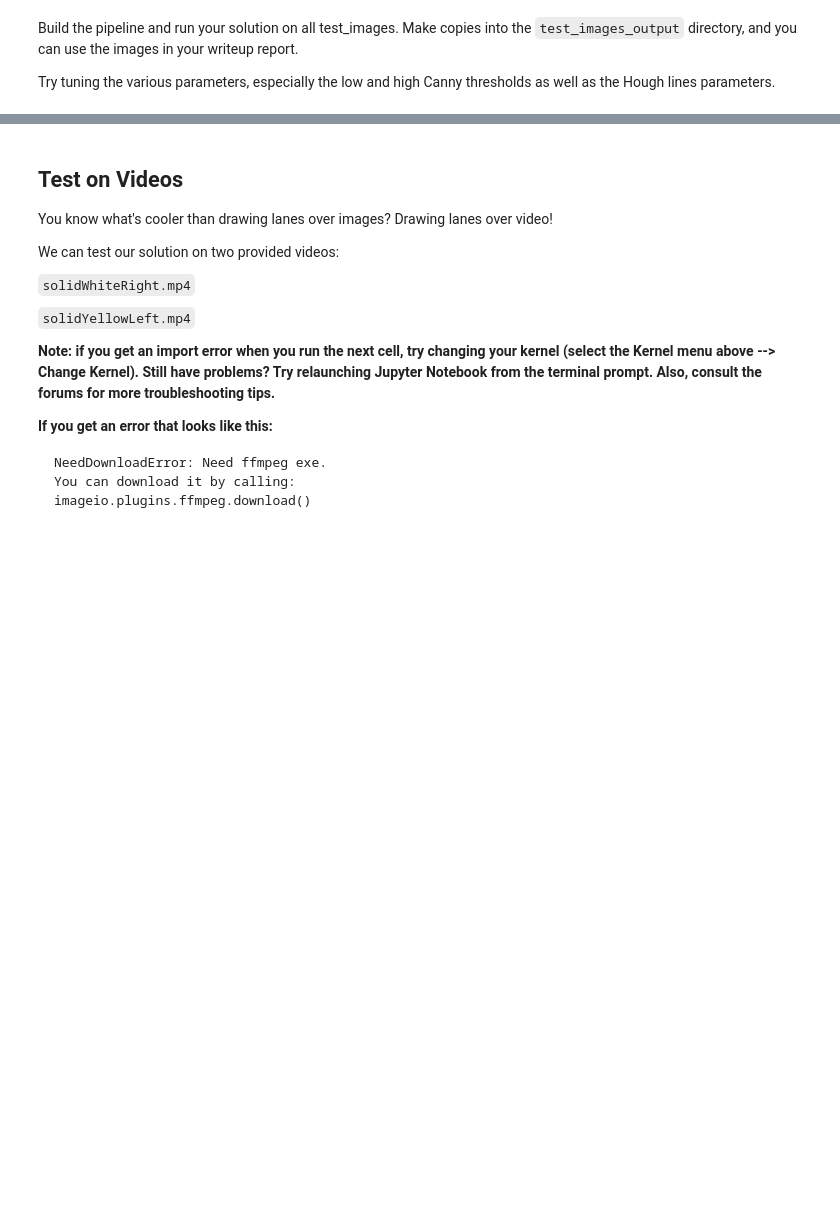
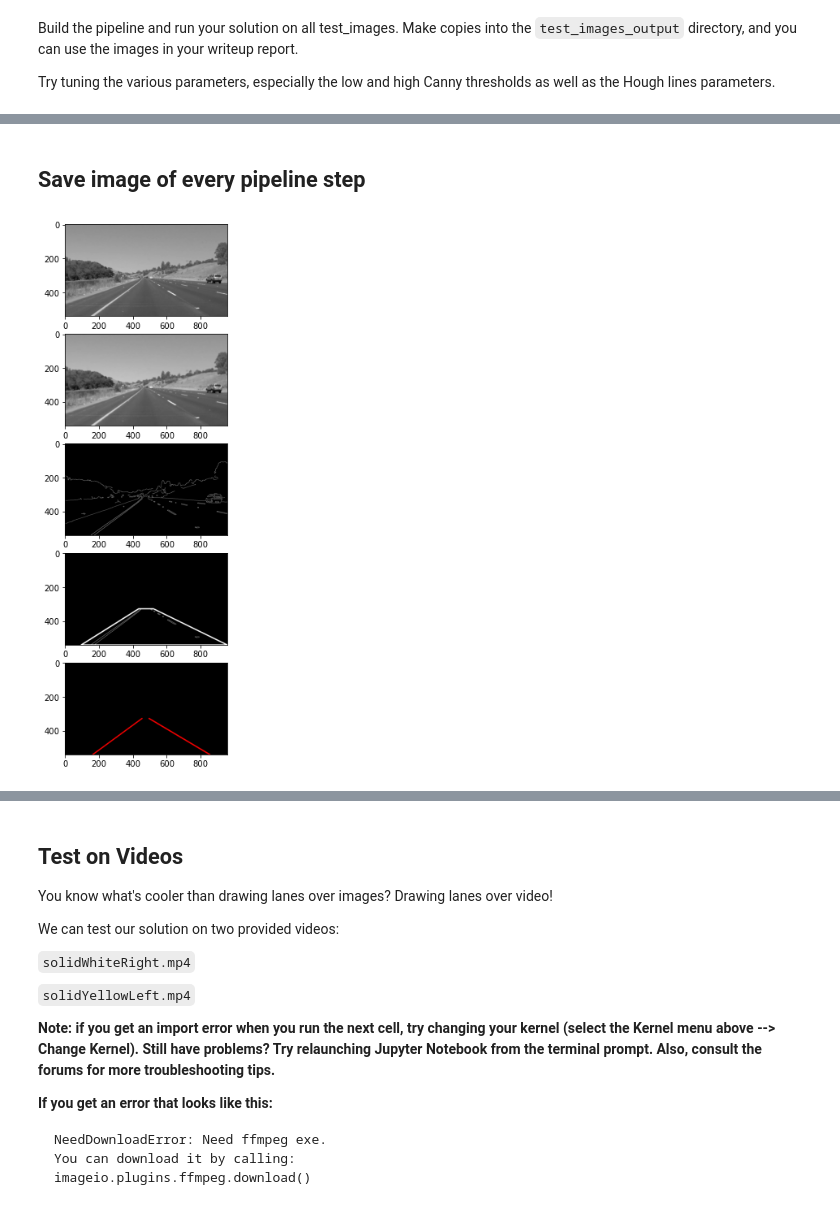
Before and after one commit to BennerGe/CarND-LaneLines-P1, a Jupyter notebook: P1.ipynb, the cells around one changed output, grey strips where cells are left out. Drawn from its saved outputs; the diff is of its cells as text; code cells hidden in the pictures; blank space fills up the shorter version.

```diff
--- a/P1.ipynb
+++ b/P1.ipynb
@@ -288,3 +302,10 @@ plt.imshow(im_weighted)
+# %% [markdown]
+## Save image of every pipeline step
+# %%
+images_steps = find_line_pipeline(image, show_images=True, substep=-1)
+save_multiple_images(images_steps, path="test_images_steps/")
+# %% [output]
+[figure, added]
 # %%
 import os
 im_path = "test_images/"
```
Also changed, not shown: parts of 21 cells of this notebook, 30 other files.
